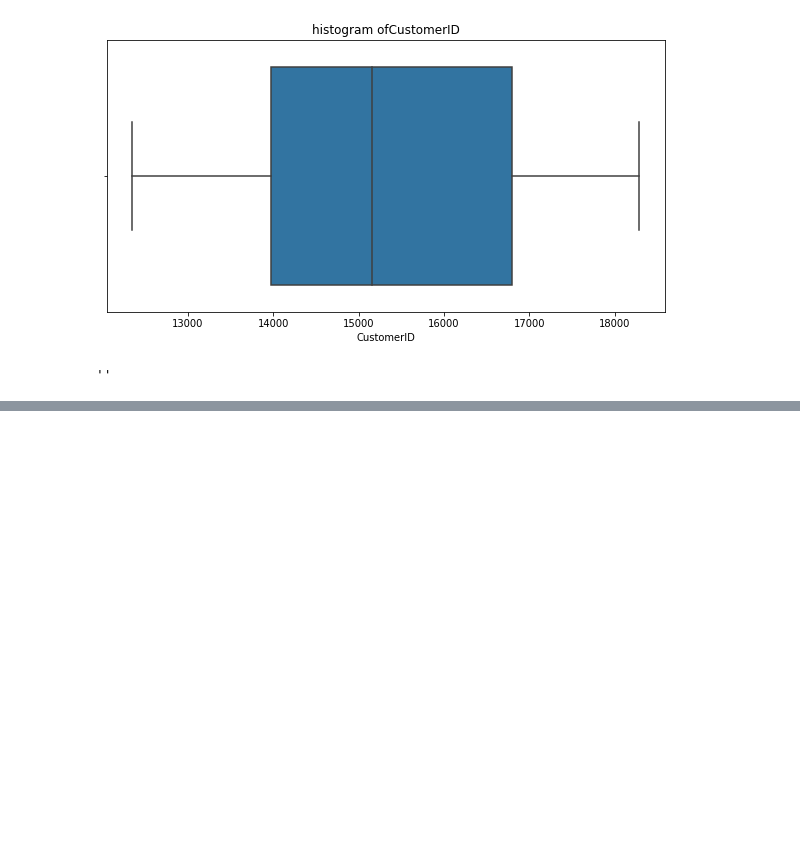
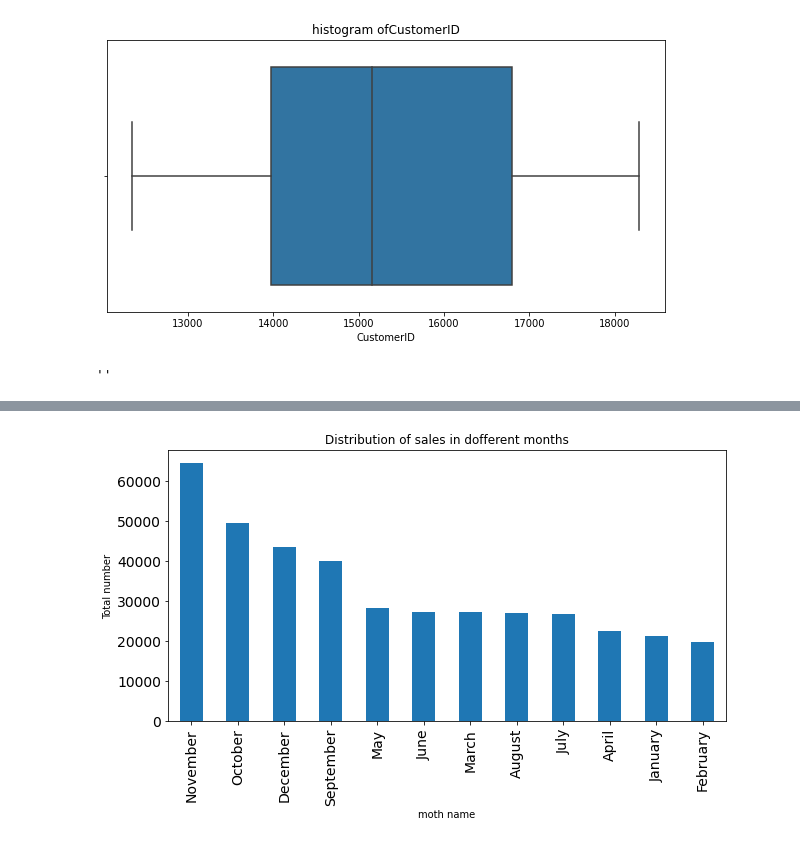
Before and after one commit to avanish04/online-retail-customer-segmentation, a Jupyter notebook: Online_Retail_Customer_Segmentation_Capstone_Project.ipynb, the cells around one changed output, grey strips where cells are left out. Saved outputs shown, nothing was run; the diff lists cells and outputs as text; code cells hidden in the pictures; blank space fills up the shorter version.

```diff
--- a/Online_Retail_Customer_Segmentation_Capstone_Project.ipynb
+++ b/Online_Retail_Customer_Segmentation_Capstone_Project.ipynb
@@ -186,0 +206,9 @@ for i in list(dataset.describe().columns):
+# %%
+# converting to relevent format
+dataset["InvoiceDate"] = pd.to_datetime(dataset["InvoiceDate"], format="%Y-%m-%d %H:%M:%S")
+# %%
+# extracting the relevent data from date
+dataset['month_name']=dataset.InvoiceDate.dt.month_name()
+dataset['Day_name']=dataset.InvoiceDate.dt.day_name()
+dataset['hour']=dataset.InvoiceDate.dt.hour
+dataset['year']=dataset.InvoiceDate.dt.year
@@ -186,0 +224,12 @@ for i in list(dataset.describe().columns):
+# %%
+#which month got the maximum number of item sold
+ax = dataset['month_name'].value_counts().sort_values(ascending=False)[0:12].plot.bar(
+    figsize = (10,5),
+    fontsize = 14,
+   )
+plt.title('Distribution of sales in dofferent months')
+plt.xlabel('moth name')
+
+plt.ylabel('Total number');
+# %% [output]
+[figure, added]
```
Also changed, not shown: parts of 22 cells of this notebook.
